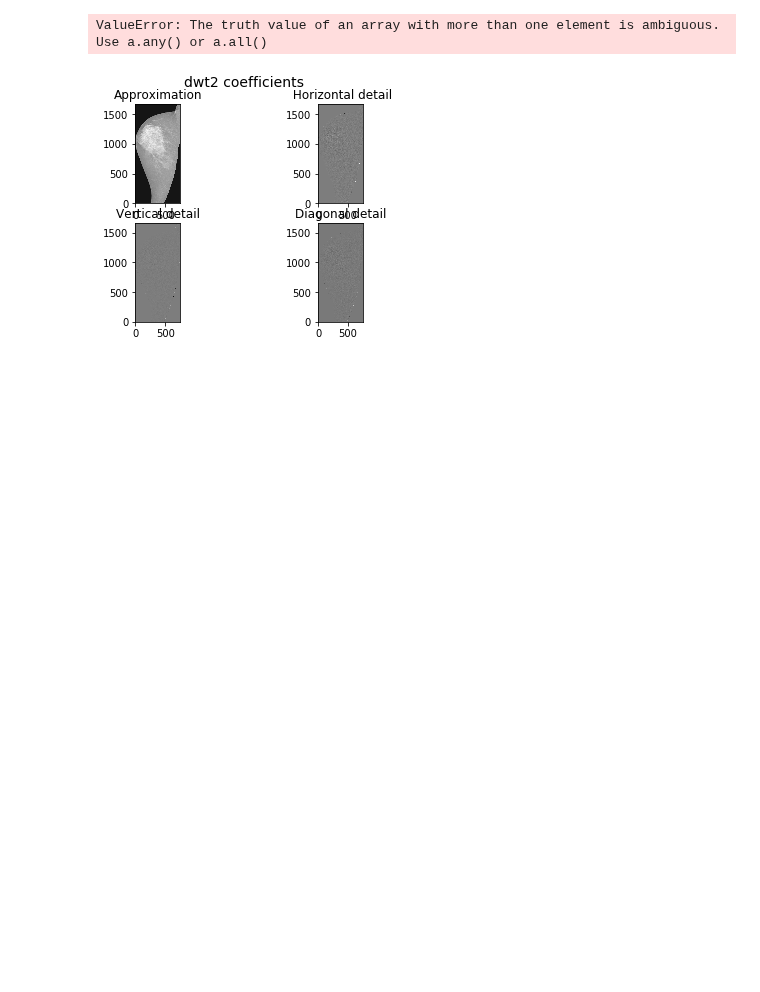
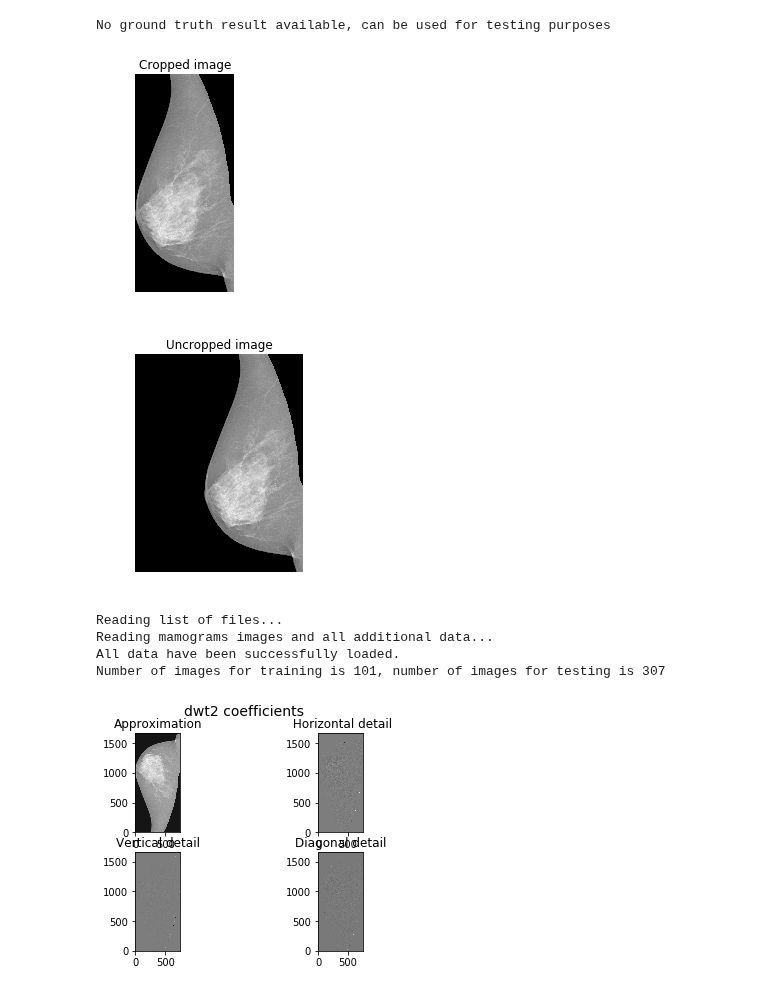
Before and after one commit to OlehKSS/IMMAS, a Jupyter notebook: examples/PreProcessingTests.ipynb, the cells around one changed output. Drawn from its saved outputs; the diff is of its cells as text; code cells hidden in the pictures; blank space fills up the shorter version.

```diff
--- a/examples/PreProcessingTests.ipynb
+++ b/examples/PreProcessingTests.ipynb
@@ -12,35 +12,41 @@ pectoral_muscle = "../dataset/pectoral_muscle_masks/20587080_b6a4f750c6df4f90_MG
 
 # contructor will automatically read data, if contrary not specified
 # pectoral muscle will be removed from image if we have corresponding mask available
 mm = MammogramImage(path_image, path_mask, pmuscle_mask_path=pectoral_muscle)
 
 # check whether this image has ground truth segmentation result available
-if mm.image_ground_truth:
+if mm.has_masses:
     print('Ground truth available, can be used for training')
 else:
     print('No ground truth result available, can be used for testing purposes')
 
 # attribute .image_data contains actual image cropped according to the masks
 plt.imshow(mm.image_data, cmap="gray")
 plt.axis('off')
 plt.title('Cropped image')
 plt.show()
 
 #attribute .image_data contains actual image cropped according to the masks
 plt.imshow(mm.uncropped_image, cmap="gray")
 plt.axis('off')
 plt.title('Uncropped image')
 plt.show()
 
 data_set = read_dataset(image_folder="../dataset/images",
             mask_folder="../dataset/masks",
             results_folder="../dataset/groundtruth",
             pmuscle_mask_folder="../dataset/pectoral_muscle_masks")
 
 print("Number of images for training is {0}, number of images for testing is {1}".format(
     len(data_set["train"]), len(data_set["test"])))
 # %% [output]
-ValueError: The truth value of an array with more than one element is ambiguous. Use a.any() or a.all()
+No ground truth result available, can be used for testing purposes
+[figure, added]
+[figure, added]
+Reading list of files...
+Reading mamograms images and all additional data...
+All data have been successfully loaded.
+Number of images for training is 101, number of images for testing is 307
 # %%
 #Wavelet transform tiral
 # %%
```
Also changed, not shown: parts of 4 cells of this notebook, 1 other file.
